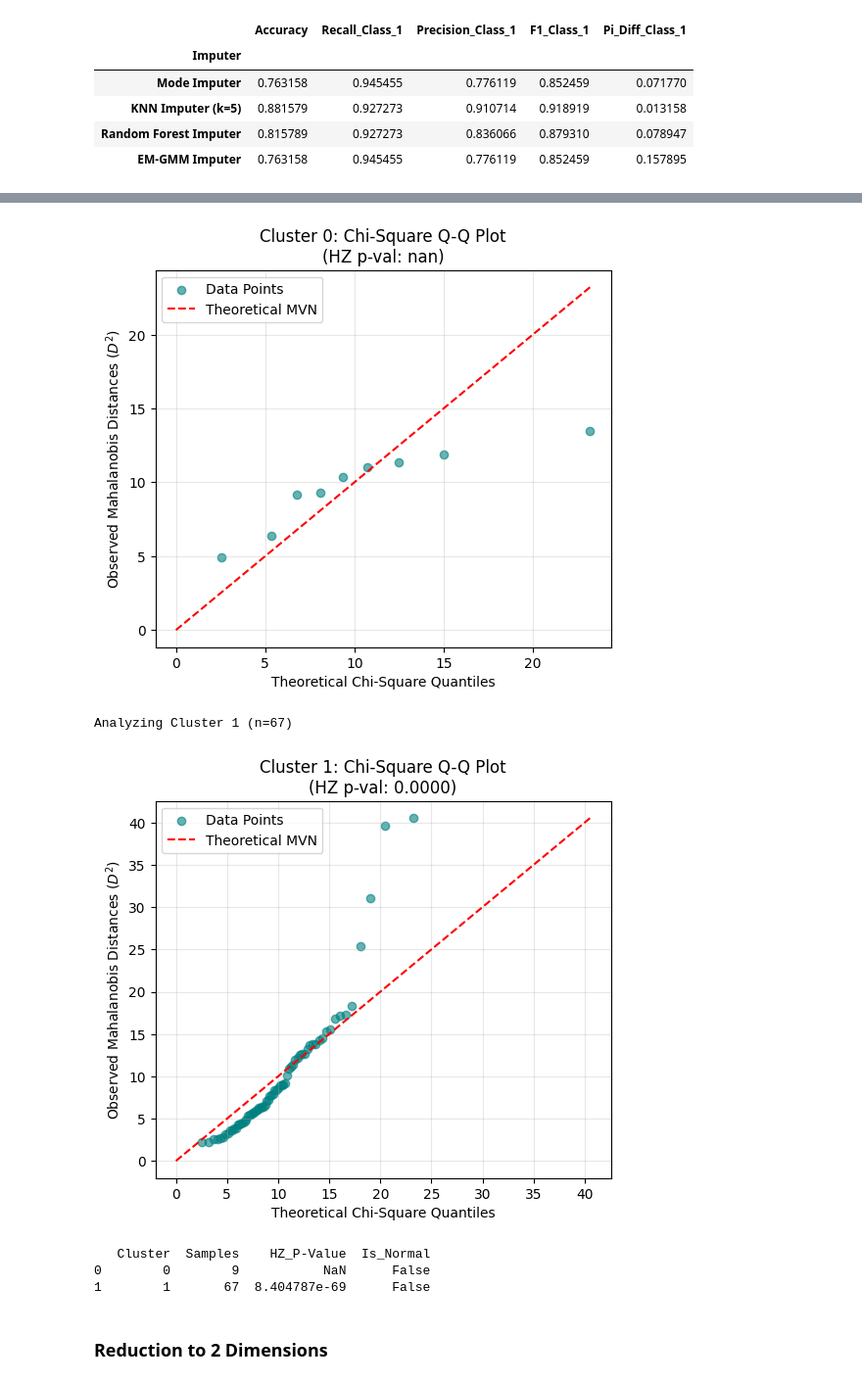
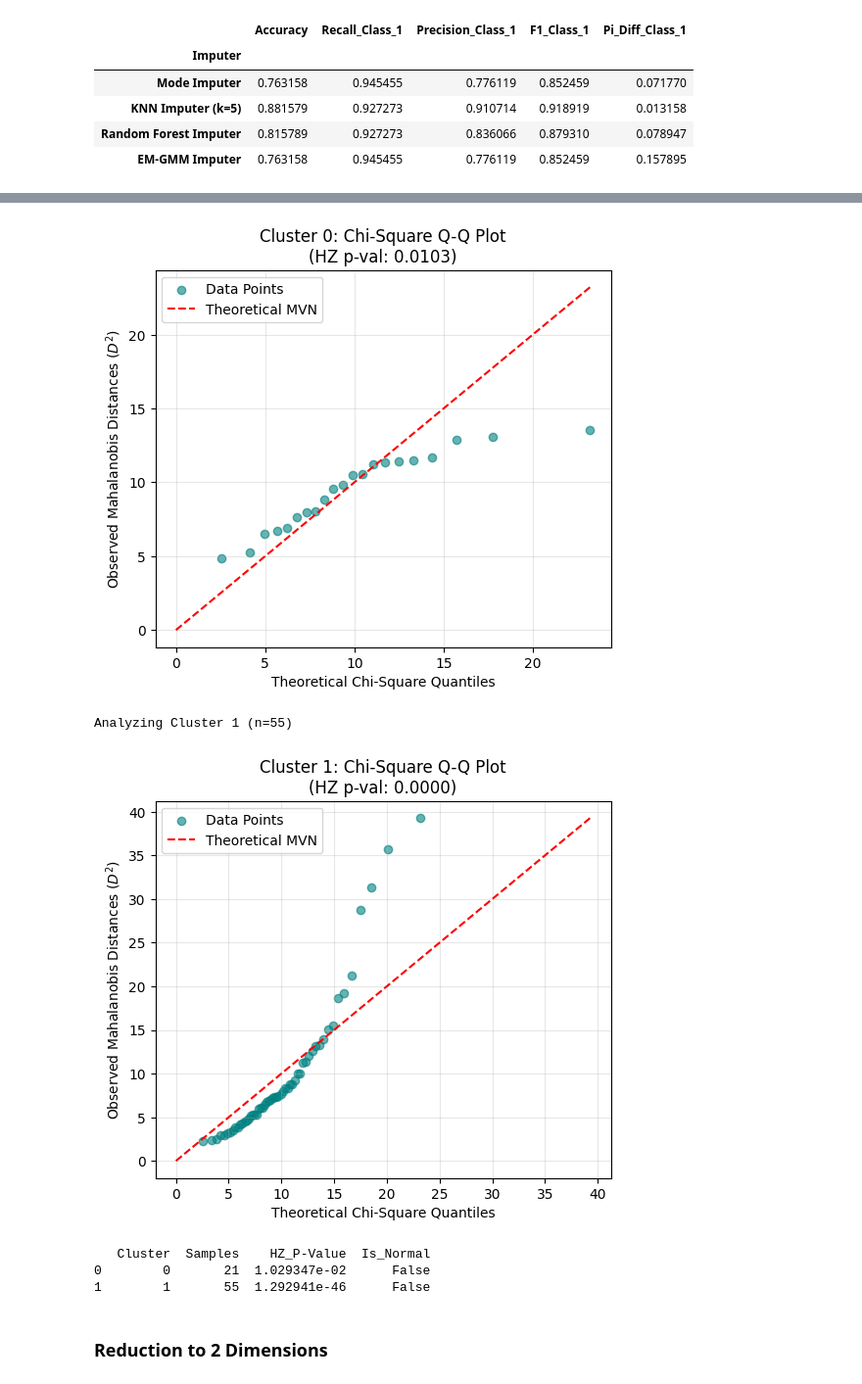
Before and after one commit to leonardotonelli/em-imputation, a Jupyter notebook: real_example.ipynb, the cells around one changed output, grey strips where cells are left out. Shown at 98% size. Drawn from its saved outputs; the diff is of its cells as text; code cells hidden in the pictures.

```diff
--- a/real_example.ipynb
+++ b/real_example.ipynb
@@ -43,7 +43,7 @@ results_df
 | EM-GMM Imputer | 0.763158 | 0.945455 | 0.776119 | 0.852459 | 0.157895 |
 # %%
 y_pred, _ = _em_impute(X_pca, y_experts)
-normality_report = test_gmm_normality_assumptions(X_pca, y_pred)
+normality_report = test_gmm_normality_assumptions(X_pca, y_groundtruth)
 print(normality_report)
 # %% [output]
 --- Multivariate Normality Diagnostic ---
@@ -53,9 +52,9 @@ Warning: Cluster 0 has too few samples for HZ test.
-[figure, old version]
+[figure, new version]
-Analyzing Cluster 1 (n=67)
+Analyzing Cluster 1 (n=55)
-[figure, old version]
+[figure, new version]
    Cluster  Samples    HZ_P-Value  Is_Normal
-0        0        9           NaN      False
-1        1       67  8.404787e-69      False
+0        0       21  1.029347e-02      False
+1        1       55  1.292941e-46      False
 # %% [markdown]
 ### Reduction to 2 Dimensions
 # %%
```
Also changed, not shown: parts of 5 cells of this notebook, 4 other files.
